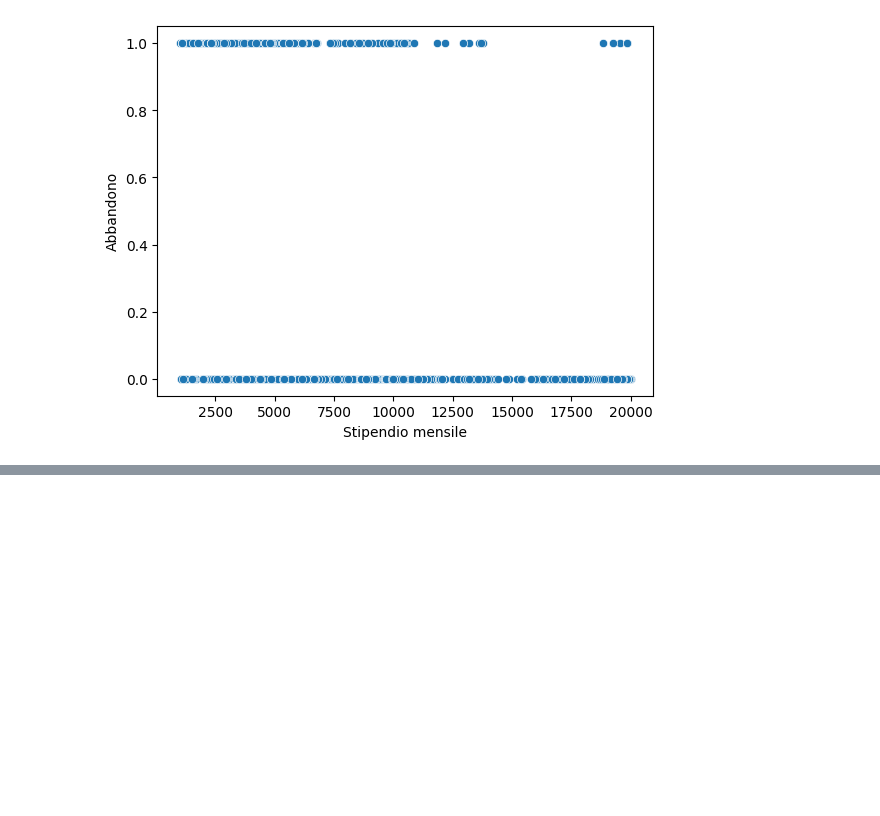
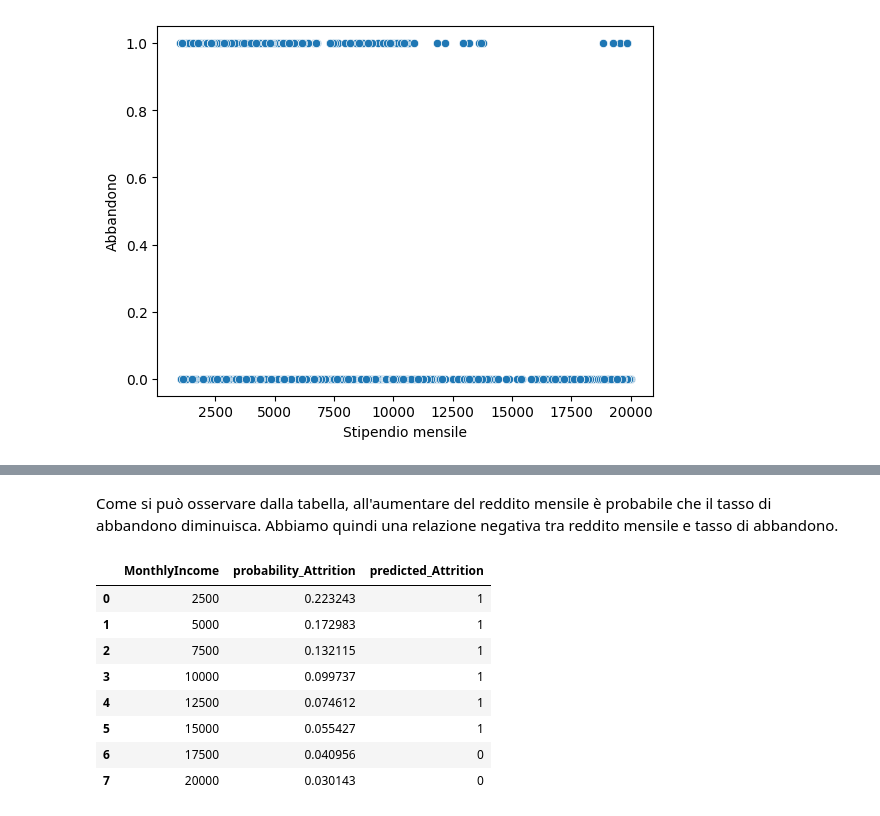
Before and after one commit to elisamezzi/Progetto_IDSAPCProg_gruppo5, a Jupyter notebook: notebooks/IntroDSePCProg_gruppo5_Attritition.ipynb, the cells around one changed output, grey strips where cells are left out. Saved outputs shown, nothing was run; the diff lists cells and outputs as text; code cells hidden in the pictures; blank space fills up the shorter version.

```diff
--- a/notebooks/IntroDSePCProg_gruppo5_Attritition.ipynb
+++ b/notebooks/IntroDSePCProg_gruppo5_Attritition.ipynb
@@ -1215,0 +1215,10 @@ LogisticRegression(random_state=42)
+# %%
+#Calcoliamo le probabilità predette
+new_EA= pd.DataFrame({"MonthlyIncome": [2500,5000,7500,10000,12500,15000,17500,20000]})
+
+probs_EA =df_EA_clean_model.predict_proba(new_EA)[:, 1]
+
+pd.DataFrame({
+    "MonthlyIncome": new_EA["MonthlyIncome"],
+    "probability_Attrition": probs_EA
+})
@@ -1215,0 +1235,23 @@ LogisticRegression(random_state=42)
+# %% [markdown]
+Come si può osservare dalla tabella, all'aumentare del reddito mensile è probabile che il tasso di abbandono diminuisca. Abbiamo quindi una relazione negativa tra reddito mensile e tasso di abbandono.
+# %%
+#Trasformiamo le probabilità in classi usando soglia 0.05
+threshold = 0.05
+
+predicted_Attrition = (probs_EA >= threshold).astype(int)
+
+pd.DataFrame({
+    "MonthlyIncome": new_EA["MonthlyIncome"],
+    "probability_Attrition": probs_EA,
+    "predicted_Attrition": predicted_Attrition
+})
+# %% [output]
+|  | MonthlyIncome | probability_Attrition | predicted_Attrition |
+| 0 | 2500 | 0.223243 | 1 |
+| 1 | 5000 | 0.172983 | 1 |
+| 2 | 7500 | 0.132115 | 1 |
+| 3 | 10000 | 0.099737 | 1 |
+| 4 | 12500 | 0.074612 | 1 |
+| 5 | 15000 | 0.055427 | 1 |
+| 6 | 17500 | 0.040956 | 0 |
+| 7 | 20000 | 0.030143 | 0 |
```
Also changed, not shown: parts of 15 cells of this notebook.
